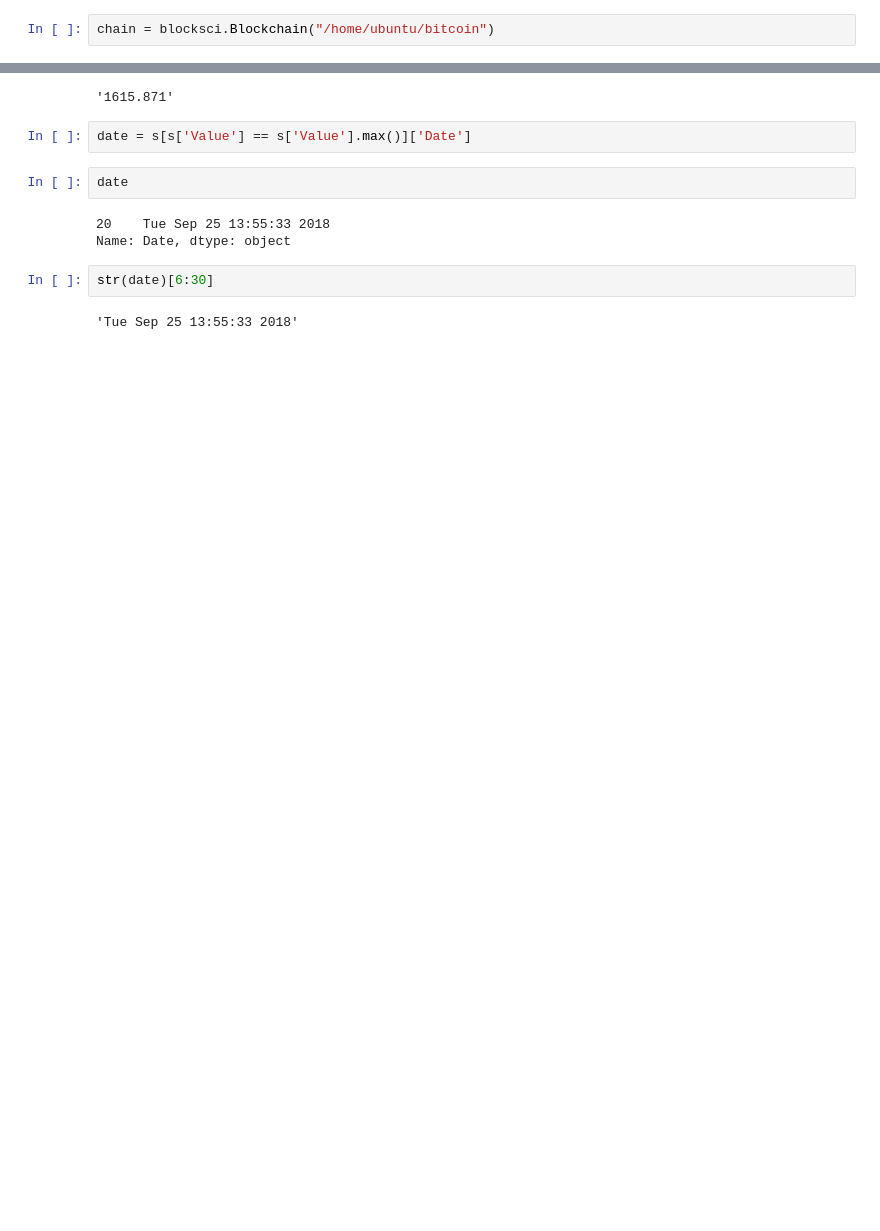
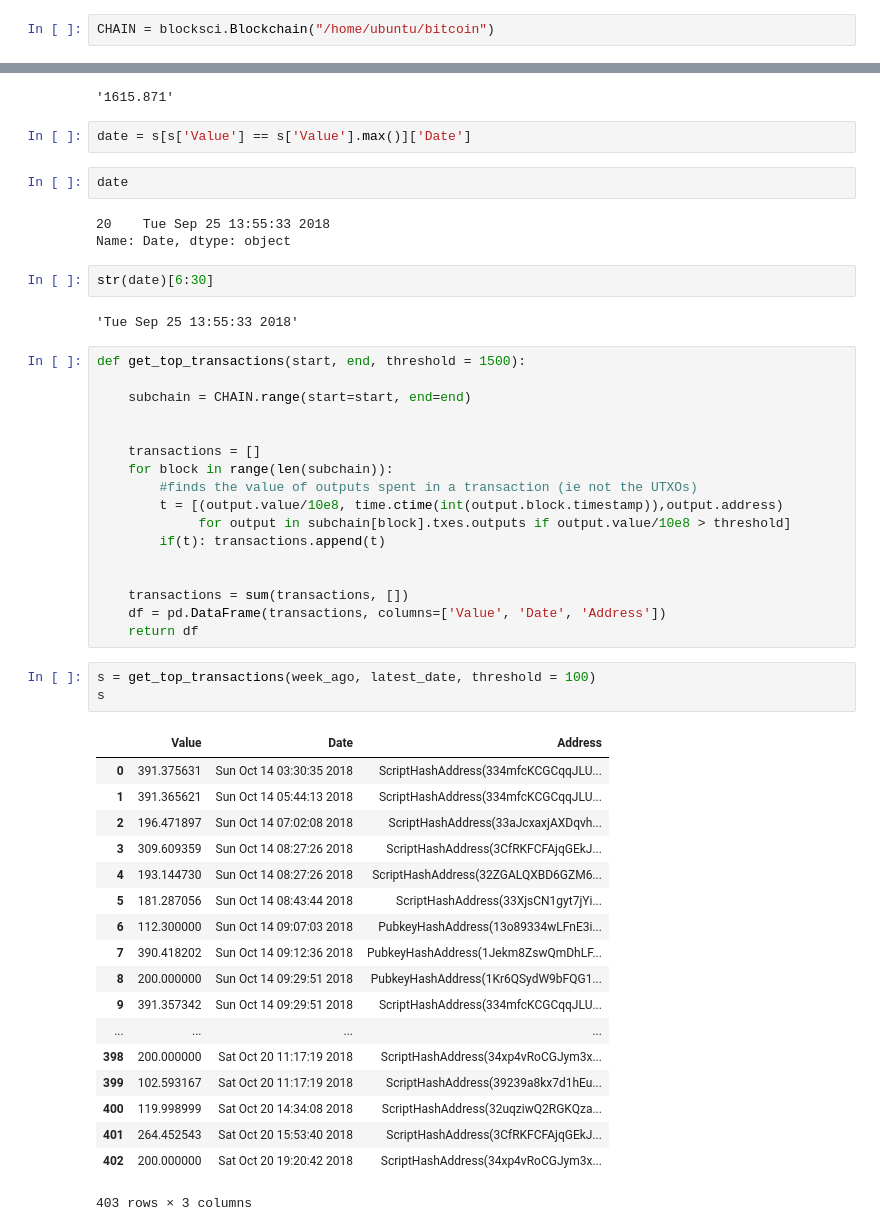
Before and after one commit to fund3/anova-blocksci, a Jupyter notebook: Notes.ipynb, the cells around one changed output, grey strips where cells are left out. Cells and saved outputs as stored; diff of their text form; blank space fills up the shorter version.

```diff
--- a/Notes.ipynb
+++ b/Notes.ipynb
@@ -55,7 +55,7 @@ import matplotlib.pyplot as plt
 #from statsmodels.tsa.arima_model import ARIMA
 import warnings; warnings.simplefilter('ignore')
 # %%
-chain = blocksci.Blockchain("/home/ubuntu/bitcoin")
+CHAIN = blocksci.Blockchain("/home/ubuntu/bitcoin")
 # %%
 converter = blocksci.CurrencyConverter()
 # %% [markdown]
@@ -324,3 +341,42 @@ Name: Date, dtype: object
 str(date)[6:30]
 # %% [output]
 'Tue Sep 25 13:55:33 2018'
+# %%
+def get_top_transactions(start, end, threshold = 1500):
+
+    subchain = CHAIN.range(start=start, end=end)
+
+
+    transactions = []
+    for block in range(len(subchain)):
+        #finds the value of outputs spent in a transaction (ie not the UTXOs)
+        t = [(output.value/10e8, time.ctime(int(output.block.timestamp)),output.address)
+             for output in subchain[block].txes.outputs if output.value/10e8 > threshold]
+        if(t): transactions.append(t)
+
+
+    transactions = sum(transactions, [])
+    df = pd.DataFrame(transactions, columns=['Value', 'Date', 'Address'])
+    return df
+# %%
+s = get_top_transactions(week_ago, latest_date, threshold = 100)
+s
+# %% [output]
+|  | Value | Date | Address |
+| 0 | 391.375631 | Sun Oct 14 03:30:35 2018 | ScriptHashAddress(334mfcKCGCqqJLU... |
+| 1 | 391.365621 | Sun Oct 14 05:44:13 2018 | ScriptHashAddress(334mfcKCGCqqJLU... |
+| 2 | 196.471897 | Sun Oct 14 07:02:08 2018 | ScriptHashAddress(33aJcxaxjAXDqvh... |
+| 3 | 309.609359 | Sun Oct 14 08:27:26 2018 | ScriptHashAddress(3CfRKFCFAjqGEkJ... |
+| 4 | 193.144730 | Sun Oct 14 08:27:26 2018 | ScriptHashAddress(32ZGALQXBD6GZM6... |
+| 5 | 181.287056 | Sun Oct 14 08:43:44 2018 | ScriptHashAddress(33XjsCN1gyt7jYi... |
+| 6 | 112.300000 | Sun Oct 14 09:07:03 2018 | PubkeyHashAddress(13o89334wLFnE3i... |
+| 7 | 390.418202 | Sun Oct 14 09:12:36 2018 | PubkeyHashAddress(1Jekm8ZswQmDhLF... |
+| 8 | 200.000000 | Sun Oct 14 09:29:51 2018 | PubkeyHashAddress(1Kr6QSydW9bFQG1... |
+| 9 | 391.357342 | Sun Oct 14 09:29:51 2018 | ScriptHashAddress(334mfcKCGCqqJLU... |
+| ... | ... | ... | ... |
+| 398 | 200.000000 | Sat Oct 20 11:17:19 2018 | ScriptHashAddress(34xp4vRoCGJym3x... |
+| 399 | 102.593167 | Sat Oct 20 11:17:19 2018 | ScriptHashAddress(39239a8kx7d1hEu... |
+| 400 | 119.998999 | Sat Oct 20 14:34:08 2018 | ScriptHashAddress(32uqziwQ2RGKQza... |
+| 401 | 264.452543 | Sat Oct 20 15:53:40 2018 | ScriptHashAddress(3CfRKFCFAjqGEkJ... |
+| 402 | 200.000000 | Sat Oct 20 19:20:42 2018 | ScriptHashAddress(34xp4vRoCGJym3x... |
+403 rows × 3 columns
```
Also changed, not shown: parts of 1 cell of this notebook, 3 other files.
